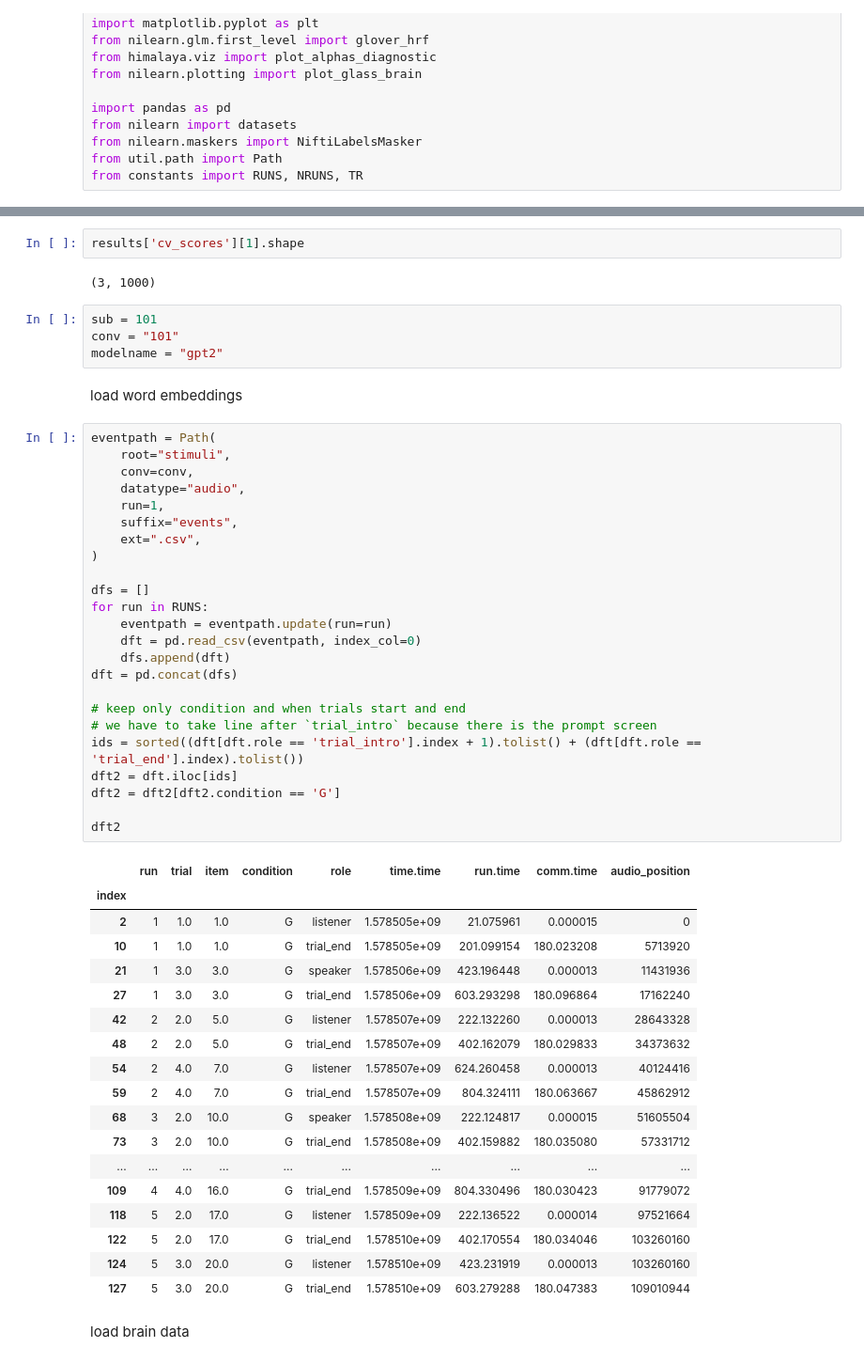
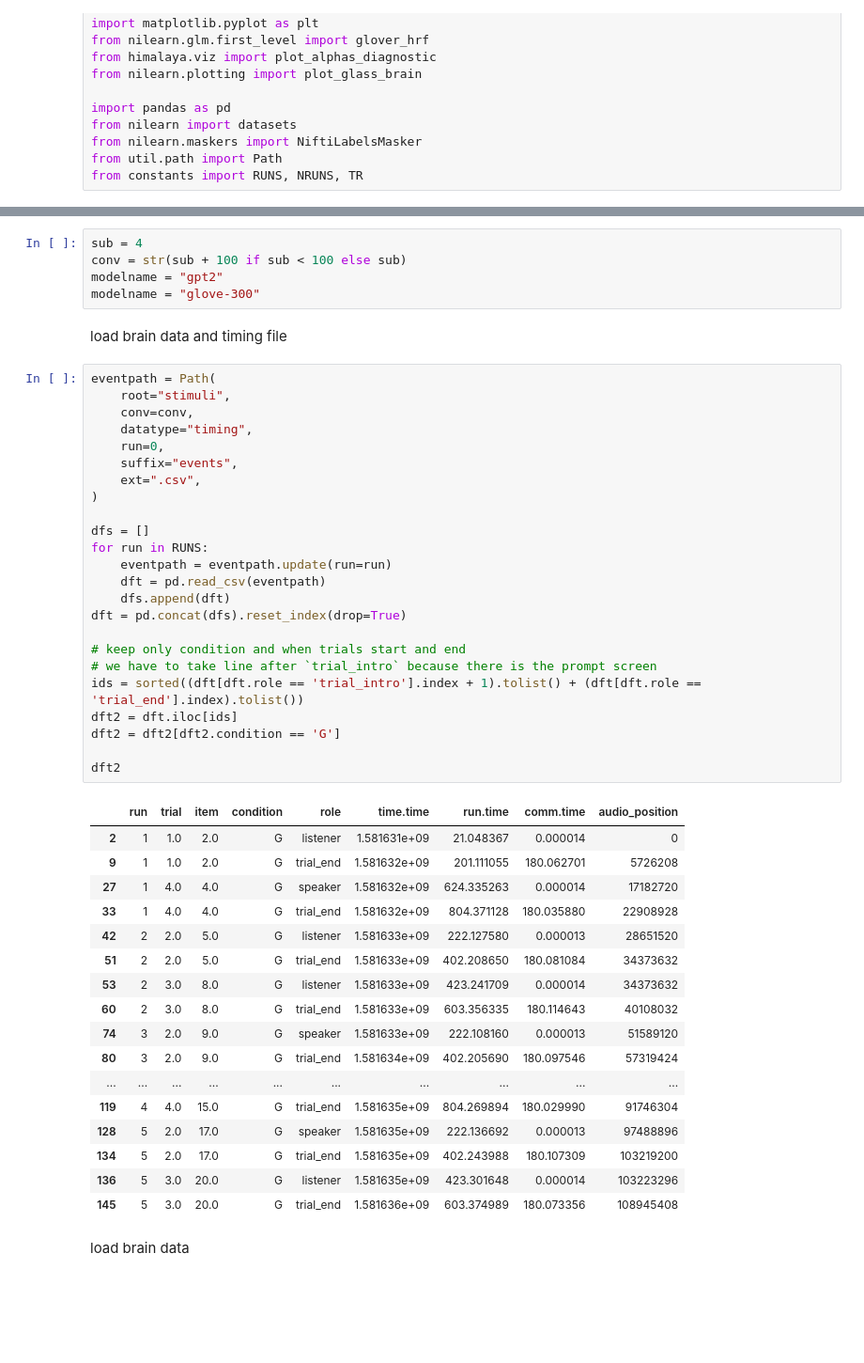
Before and after one commit to YeajuDianaKim394/EncodingModels, a Jupyter notebook: code/testing.ipynb, the cells around one changed output, grey strips where cells are left out. Shown at 94% size. Saved outputs shown, nothing was run; the diff lists cells and outputs as text; blank space fills up the shorter version.

```diff
--- a/code/testing.ipynb
+++ b/code/testing.ipynb
@@ -36,56 +31,52 @@ len(results['cv_scores'])
-# %%
-results['cv_scores'][1].shape
-# %% [output]
-(3, 1000)
-# %%
-sub = 101
-conv = "101"
-modelname = "gpt2"
-# %% [markdown]
-load word embeddings
+# %%
+sub = 4
+conv = str(sub + 100 if sub < 100 else sub)
+modelname = "gpt2"
+modelname = "glove-300"
+# %% [markdown]
+load brain data and timing file
 # %%
 eventpath = Path(
     root="stimuli",
     conv=conv,
-    datatype="audio",
-    run=1,
+    datatype="timing",
+    run=0,
     suffix="events",
     ext=".csv",
 )
 
 dfs = []
 for run in RUNS:
     eventpath = eventpath.update(run=run)
-    dft = pd.read_csv(eventpath, index_col=0)
+    dft = pd.read_csv(eventpath)
     dfs.append(dft)
-dft = pd.concat(dfs)
+dft = pd.concat(dfs).reset_index(drop=True)
 
 # keep only condition and when trials start and end
 # we have to take line after `trial_intro` because there is the prompt screen
 ids = sorted((dft[dft.role == 'trial_intro'].index + 1).tolist() + (dft[dft.role == 'trial_end'].index).tolist())
 dft2 = dft.iloc[ids]
 dft2 = dft2[dft2.condition == 'G']
 
 dft2
 # %% [output]
 |  | run | trial | item | condition | role | time.time | run.time | comm.time | audio_position |
-| index |  |  |  |  |  |  |  |  |  |
-| 2 | 1 | 1.0 | 1.0 | G | listener | 1.578505e+09 | 21.075961 | 0.000015 | 0 |
-| 10 | 1 | 1.0 | 1.0 | G | trial_end | 1.578505e+09 | 201.099154 | 180.023208 | 5713920 |
-| 21 | 1 | 3.0 | 3.0 | G | speaker | 1.578506e+09 | 423.196448 | 0.000013 | 11431936 |
-| 27 | 1 | 3.0 | 3.0 | G | trial_end | 1.578506e+09 | 603.293298 | 180.096864 | 17162240 |
-| 42 | 2 | 2.0 | 5.0 | G | listener | 1.578507e+09 | 222.132260 | 0.000013 | 28643328 |
-| 48 | 2 | 2.0 | 5.0 | G | trial_end | 1.578507e+09 | 402.162079 | 180.029833 | 34373632 |
-| 54 | 2 | 4.0 | 7.0 | G | listener | 1.578507e+09 | 624.260458 | 0.000013 | 40124416 |
-| 59 | 2 | 4.0 | 7.0 | G | trial_end | 1.578507e+09 | 804.324111 | 180.063667 | 45862912 |
-| 68 | 3 | 2.0 | 10.0 | G | speaker | 1.578508e+09 | 222.124817 | 0.000015 | 51605504 |
-| 73 | 3 | 2.0 | 10.0 | G | trial_end | 1.578508e+09 | 402.159882 | 180.035080 | 57331712 |
+| 2 | 1 | 1.0 | 2.0 | G | listener | 1.581631e+09 | 21.048367 | 0.000014 | 0 |
+| 9 | 1 | 1.0 | 2.0 | G | trial_end | 1.581632e+09 | 201.111055 | 180.062701 | 5726208 |
+| 27 | 1 | 4.0 | 4.0 | G | speaker | 1.581632e+09 | 624.335263 | 0.000014 | 17182720 |
+| 33 | 1 | 4.0 | 4.0 | G | trial_end | 1.581632e+09 | 804.371128 | 180.035880 | 22908928 |
+| 42 | 2 | 2.0 | 5.0 | G | listener | 1.581633e+09 | 222.127580 | 0.000013 | 28651520 |
+| 51 | 2 | 2.0 | 5.0 | G | trial_end | 1.581633e+09 | 402.208650 | 180.081084 | 34373632 |
+| 53 | 2 | 3.0 | 8.0 | G | listener | 1.581633e+09 | 423.241709 | 0.000014 | 34373632 |
+| 60 | 2 | 3.0 | 8.0 | G | trial_end | 1.581633e+09 | 603.356335 | 180.114643 | 40108032 |
+| 74 | 3 | 2.0 | 9.0 | G | speaker | 1.581633e+09 | 222.108160 | 0.000013 | 51589120 |
+| 80 | 3 | 2.0 | 9.0 | G | trial_end | 1.581634e+09 | 402.205690 | 180.097546 | 57319424 |
 | ... | ... | ... | ... | ... | ... | ... | ... | ... | ... |
-| 109 | 4 | 4.0 | 16.0 | G | trial_end | 1.578509e+09 | 804.330496 | 180.030423 | 91779072 |
-| 118 | 5 | 2.0 | 17.0 | G | listener | 1.578509e+09 | 222.136522 | 0.000014 | 97521664 |
-| 122 | 5 | 2.0 | 17.0 | G | trial_end | 1.578510e+09 | 402.170554 | 180.034046 | 103260160 |
-| 124 | 5 | 3.0 | 20.0 | G | listener | 1.578510e+09 | 423.231919 | 0.000013 | 103260160 |
-| 127 | 5 | 3.0 | 20.0 | G | trial_end | 1.578510e+09 | 603.279288 | 180.047383 | 109010944 |
+| 119 | 4 | 4.0 | 15.0 | G | trial_end | 1.581635e+09 | 804.269894 | 180.029990 | 91746304 |
+| 128 | 5 | 2.0 | 17.0 | G | speaker | 1.581635e+09 | 222.136692 | 0.000013 | 97488896 |
+| 134 | 5 | 2.0 | 17.0 | G | trial_end | 1.581635e+09 | 402.243988 | 180.107309 | 103219200 |
+| 136 | 5 | 3.0 | 20.0 | G | listener | 1.581635e+09 | 423.301648 | 0.000014 | 103223296 |
+| 145 | 5 | 3.0 | 20.0 | G | trial_end | 1.581636e+09 | 603.374989 | 180.073356 | 108945408 |
 # %% [markdown]
 load brain data
 # %%
```
Also changed, not shown: parts of 18 cells of this notebook, 15 other files.
